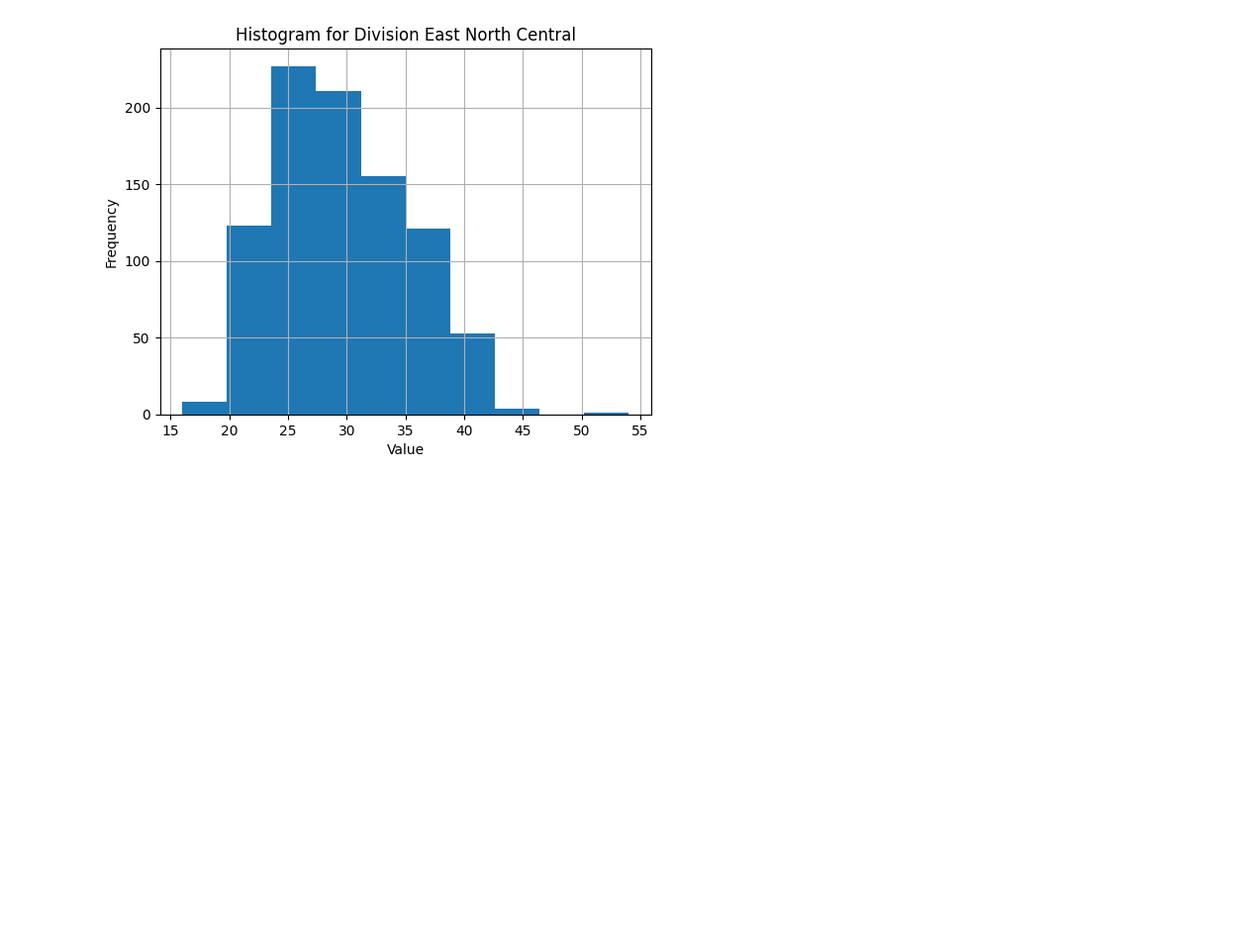
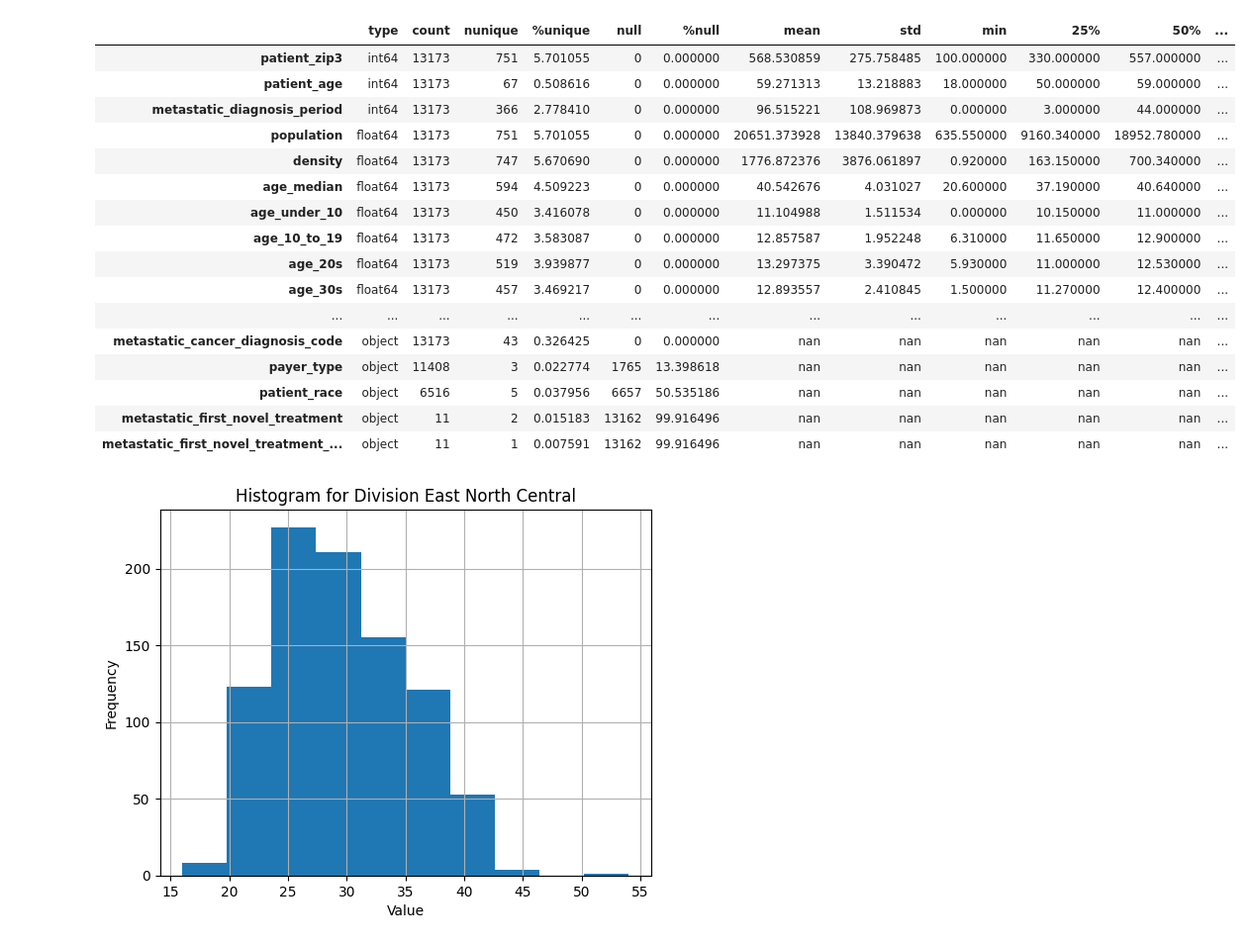
Before and after one commit to camohenry/WiDSproject, a Jupyter notebook: WiDS Project.ipynb, the cells around one changed output. Shown at 99% size. Drawn from its saved outputs; the diff is of its cells as text; code cells hidden in the pictures; blank space fills up the shorter version.

```diff
--- a/WiDS Project.ipynb
+++ b/WiDS Project.ipynb
@@ -39,3 +56,34 @@ print(train.shape)
+# %%
+desc = pd.DataFrame(index = list(train))
+desc['type'] = train.dtypes
+desc['count'] = train.count()
+desc['nunique'] = train.nunique()
+desc['%unique'] = desc['nunique'] /len(train) * 100
+desc['null'] = train.isnull().sum()
+desc['%null'] = desc['null'] / len(train) * 100
+desc = pd.concat([desc,train.describe().T.drop('count',axis=1)],axis=1)
+desc.sort_values(by=['type','null']).style.background_gradient(cmap='YlOrBr')\
+    .bar(subset=['mean'],color='green')\
+    .bar(subset=['max'],color='red')\
+    .bar(subset=['min'], color='purple')
+# %% [output]
+|  | type | count | nunique | %unique | null | %null | mean | std | min | 25% | 50% | ... |
+| patient_zip3 | int64 | 13173 | 751 | 5.701055 | 0 | 0.000000 | 568.530859 | 275.758485 | 100.000000 | 330.000000 | 557.000000 | ... |
+| patient_age | int64 | 13173 | 67 | 0.508616 | 0 | 0.000000 | 59.271313 | 13.218883 | 18.000000 | 50.000000 | 59.000000 | ... |
+| metastatic_diagnosis_period | int64 | 13173 | 366 | 2.778410 | 0 | 0.000000 | 96.515221 | 108.969873 | 0.000000 | 3.000000 | 44.000000 | ... |
+| population | float64 | 13173 | 751 | 5.701055 | 0 | 0.000000 | 20651.373928 | 13840.379638 | 635.550000 | 9160.340000 | 18952.780000 | ... |
+| density | float64 | 13173 | 747 | 5.670690 | 0 | 0.000000 | 1776.872376 | 3876.061897 | 0.920000 | 163.150000 | 700.340000 | ... |
+| age_median | float64 | 13173 | 594 | 4.509223 | 0 | 0.000000 | 40.542676 | 4.031027 | 20.600000 | 37.190000 | 40.640000 | ... |
+| age_under_10 | float64 | 13173 | 450 | 3.416078 | 0 | 0.000000 | 11.104988 | 1.511534 | 0.000000 | 10.150000 | 11.000000 | ... |
+| age_10_to_19 | float64 | 13173 | 472 | 3.583087 | 0 | 0.000000 | 12.857587 | 1.952248 | 6.310000 | 11.650000 | 12.900000 | ... |
+| age_20s | float64 | 13173 | 519 | 3.939877 | 0 | 0.000000 | 13.297375 | 3.390472 | 5.930000 | 11.000000 | 12.530000 | ... |
+| age_30s | float64 | 13173 | 457 | 3.469217 | 0 | 0.000000 | 12.893557 | 2.410845 | 1.500000 | 11.270000 | 12.400000 | ... |
+| ... | ... | ... | ... | ... | ... | ... | ... | ... | ... | ... | ... | ... |
+| metastatic_cancer_diagnosis_code | object | 13173 | 43 | 0.326425 | 0 | 0.000000 | nan | nan | nan | nan | nan | ... |
+| payer_type | object | 11408 | 3 | 0.022774 | 1765 | 13.398618 | nan | nan | nan | nan | nan | ... |
+| patient_race | object | 6516 | 5 | 0.037956 | 6657 | 50.535186 | nan | nan | nan | nan | nan | ... |
+| metastatic_first_novel_treatment | object | 11 | 2 | 0.015183 | 13162 | 99.916496 | nan | nan | nan | nan | nan | ... |
+| metastatic_first_novel_treatment_... | object | 11 | 1 | 0.007591 | 13162 | 99.916496 | nan | nan | nan | nan | nan | ... |
 # %%
 train_nonullbmi = train.copy()
 train_nonullbmi.dropna(subset=['bmi'], inplace=True)
```
Also changed, not shown: parts of 9 cells of this notebook.
